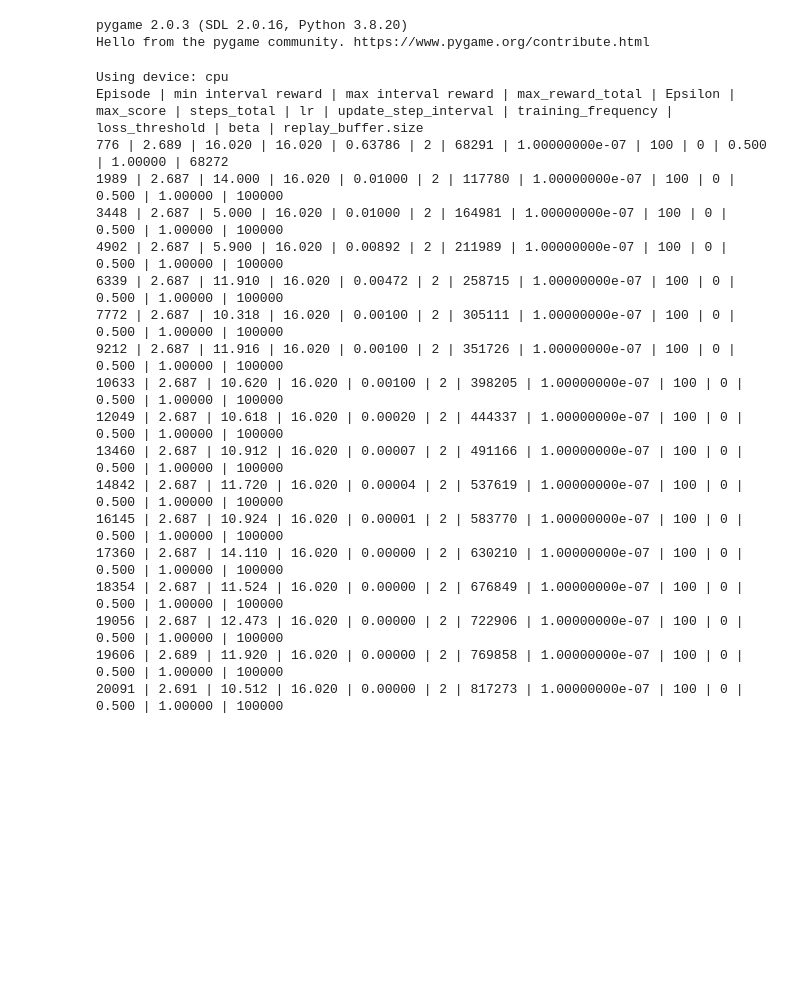
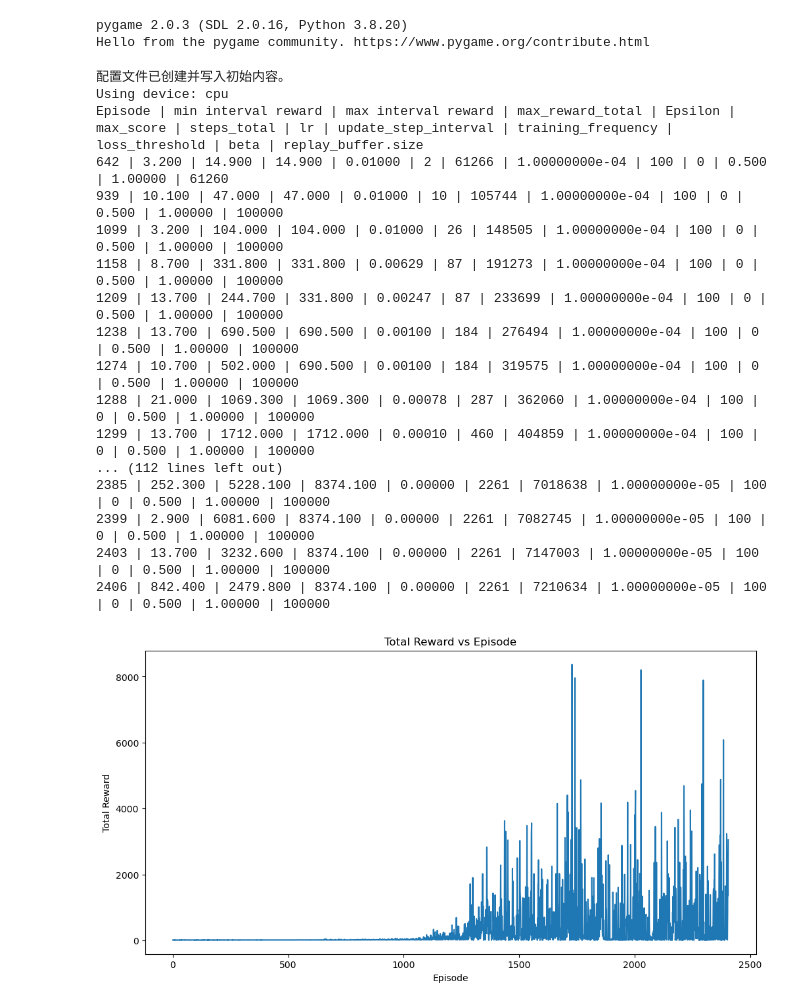
Before and after one commit to WhizZest/Book_Code_RL, a Jupyter notebook: ch07_值函数逼近/非线性逼近/FlappBird-v0/FlappyBird-v0.ipynb, the cells around one changed output. Drawn from its saved outputs; the diff is of its cells as text; code cells hidden in the pictures; blank space fills up the shorter version.

```diff
--- a/ch07_值函数逼近/非线性逼近/FlappBird-v0/FlappyBird-v0.ipynb
+++ b/ch07_值函数逼近/非线性逼近/FlappBird-v0/FlappyBird-v0.ipynb
@@ -761,53 +743,72 @@ def train_rainbow_dqn(env, num_episodes=500, batch_size=64, gamma=0.99, epsilon_
 # %%
 import gym
 import flappy_bird_gym
+import configparser
 
+# 创建ConfigParser对象
+config = configparser.ConfigParser()
+
+# 添加配置项
+config['Training'] = {
+    'update_step_interval': '100',
+    'lr': '0.0001',
+    'loss_threshold' : '0.5',
+    'beta': '-0.1',
+    'guideopen': 'False',
+    'stop_training': 'False',
+    'batch_size': '512'
+}
+
+# 写入配置文件
+with open('config.ini', 'w') as configfile:
+    config.write(configfile)
+
+print("配置文件已创建并写入初始内容。")
 # 确保环境是 FlappyBird-v0
 env = gym.make("FlappyBird-v0")
 import os
 import pygame
 
 # 将声音输出重定向到"无声设备"
 os.environ["SDL_AUDIODRIVER"] = "dummy"  # 设置虚拟音频驱动
 pygame.mixer.quit()  # 重新初始化以应用设置
 
 # 定义支持点范围
 v_min = -1.0
 v_max = 11.5
 atoms = 51
 
 # 训练网络
 q_net, rewards = train_dueling_dqn_noise_MultiStep_PER(
     env,
     num_episodes=50000,
     batch_size=512,
     gamma=0.99,
-    epsilon_schedule=[(0, 1), (50000, 1), (100000, 0.01), (200000, 0.01), (300000, 0.001), (400000, 0.001), (450000, 0.0001), (600000, 0.0)],
-    lr=1e-6,
+    epsilon_schedule=[(0, 0), (20000, 1), (50000, 0.01), (150000, 0.01), (250000, 0.001), (350000, 0.001), (400000, 0.0001), (500000, 0.0)],
+    lr=1e-4,
     alpha=0.6,
     beta_start=0.4,
     beta_increment=1e-4,
     modelFile=None,
 )
 plot_dataList(rewards)
 env.close()
 # %% [output]
+配置文件已创建并写入初始内容。
 Using device: cpu
 Episode | min interval reward | max interval reward | max_reward_total | Epsilon | max_score | steps_total | lr | update_step_interval | training_frequency | loss_threshold | beta | replay_buffer.size
-776 | 2.689 | 16.020 | 16.020 | 0.63786 | 2 | 68291 | 1.00000000e-07 | 100 | 0 | 0.500 | 1.00000 | 68272
-1989 | 2.687 | 14.000 | 16.020 | 0.01000 | 2 | 117780 | 1.00000000e-07 | 100 | 0 | 0.500 | 1.00000 | 100000
-3448 | 2.687 | 5.000 | 16.020 | 0.01000 | 2 | 164981 | 1.00000000e-07 | 100 | 0 | 0.500 | 1.00000 | 100000
-4902 | 2.687 | 5.900 | 16.020 | 0.00892 | 2 | 211989 | 1.00000000e-07 | 100 | 0 | 0.500 | 1.00000 | 100000
-6339 | 2.687 | 11.910 | 16.020 | 0.00472 | 2 | 258715 | 1.00000000e-07 | 100 | 0 | 0.500 | 1.00000 | 100000
-7772 | 2.687 | 10.318 | 16.020 | 0.00100 | 2 | 305111 | 1.00000000e-07 | 100 | 0 | 0.500 | 1.00000 | 100000
-9212 | 2.687 | 11.916 | 16.020 | 0.00100 | 2 | 351726 | 1.00000000e-07 | 100 | 0 | 0.500 | 1.00000 | 100000
-10633 | 2.687 | 10.620 | 16.020 | 0.00100 | 2 | 398205 | 1.00000000e-07 | 100 | 0 | 0.500 | 1.00000 | 100000
-12049 | 2.687 | 10.618 | 16.020 | 0.00020 | 2 | 444337 | 1.00000000e-07 | 100 | 0 | 0.500 | 1.00000 | 100000
-13460 | 2.687 | 10.912 | 16.020 | 0.00007 | 2 | 491166 | 1.00000000e-07 | 100 | 0 | 0.500 | 1.00000 | 100000
-14842 | 2.687 | 11.720 | 16.020 | 0.00004 | 2 | 537619 | 1.00000000e-07 | 100 | 0 | 0.500 | 1.00000 | 100000
-16145 | 2.687 | 10.924 | 16.020 | 0.00001 | 2 | 583770 | 1.00000000e-07 | 100 | 0 | 0.500 | 1.00000 | 100000
-17360 | 2.687 | 14.110 | 16.020 | 0.00000 | 2 | 630210 | 1.00000000e-07 | 100 | 0 | 0.500 | 1.00000 | 100000
-18354 | 2.687 | 11.524 | 16.020 | 0.00000 | 2 | 676849 | 1.00000000e-07 | 100 | 0 | 0.500 | 1.00000 | 100000
-19056 | 2.687 | 12.473 | 16.020 | 0.00000 | 2 | 722906 | 1.00000000e-07 | 100 | 0 | 0.500 | 1.00000 | 100000
-19606 | 2.689 | 11.920 | 16.020 | 0.00000 | 2 | 769858 | 1.00000000e-07 | 100 | 0 | 0.500 | 1.00000 | 100000
-20091 | 2.691 | 10.512 | 16.020 | 0.00000 | 2 | 817273 | 1.00000000e-07 | 100 | 0 | 0.500 | 1.00000 | 100000
+642 | 3.200 | 14.900 | 14.900 | 0.01000 | 2 | 61266 | 1.00000000e-04 | 100 | 0 | 0.500 | 1.00000 | 61260
+939 | 10.100 | 47.000 | 47.000 | 0.01000 | 10 | 105744 | 1.00000000e-04 | 100 | 0 | 0.500 | 1.00000 | 100000
+1099 | 3.200 | 104.000 | 104.000 | 0.01000 | 26 | 148505 | 1.00000000e-04 | 100 | 0 | 0.500 | 1.00000 | 100000
+1158 | 8.700 | 331.800 | 331.800 | 0.00629 | 87 | 191273 | 1.00000000e-04 | 100 | 0 | 0.500 | 1.00000 | 100000
+1209 | 13.700 | 244.700 | 331.800 | 0.00247 | 87 | 233699 | 1.00000000e-04 | 100 | 0 | 0.500 | 1.00000 | 100000
+1238 | 13.700 | 690.500 | 690.500 | 0.00100 | 184 | 276494 | 1.00000000e-04 | 100 | 0 | 0.500 | 1.00000 | 100000
+1274 | 10.700 | 502.000 | 690.500 | 0.00100 | 184 | 319575 | 1.00000000e-04 | 100 | 0 | 0.500 | 1.00000 | 100000
+1288 | 21.000 | 1069.300 | 1069.300 | 0.00078 | 287 | 362060 | 1.00000000e-04 | 100 | 0 | 0.500 | 1.00000 | 100000
+1299 | 13.700 | 1712.000 | 1712.000 | 0.00010 | 460 | 404859 | 1.00000000e-04 | 100 | 0 | 0.500 | 1.00000 | 100000
+... (112 lines left out)
+2385 | 252.300 | 5228.100 | 8374.100 | 0.00000 | 2261 | 7018638 | 1.00000000e-05 | 100 | 0 | 0.500 | 1.00000 | 100000
+2399 | 2.900 | 6081.600 | 8374.100 | 0.00000 | 2261 | 7082745 | 1.00000000e-05 | 100 | 0 | 0.500 | 1.00000 | 100000
+2403 | 13.700 | 3232.600 | 8374.100 | 0.00000 | 2261 | 7147003 | 1.00000000e-05 | 100 | 0 | 0.500 | 1.00000 | 100000
+2406 | 842.400 | 2479.800 | 8374.100 | 0.00000 | 2261 | 7210634 | 1.00000000e-05 | 100 | 0 | 0.500 | 1.00000 | 100000
+[figure, added]
```
Also changed, not shown: parts of 2 cells of this notebook, 6 other files.
